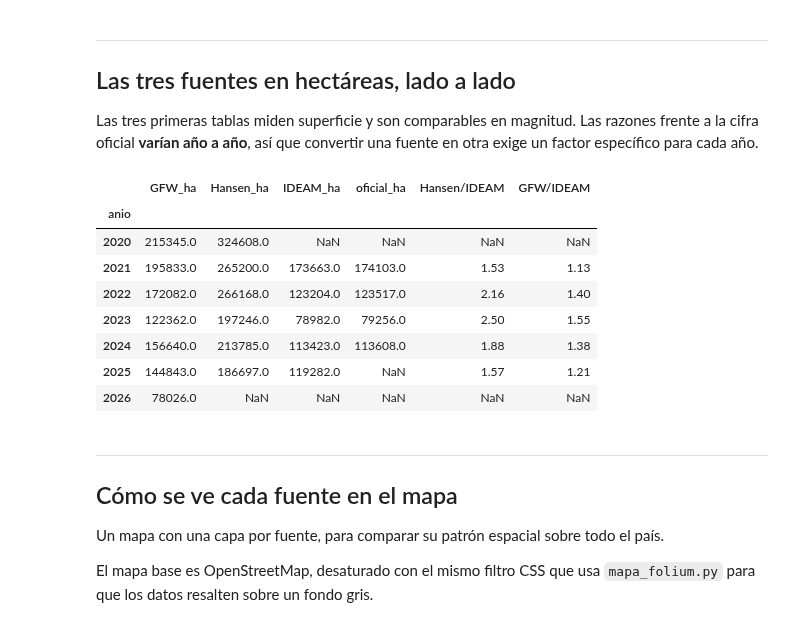
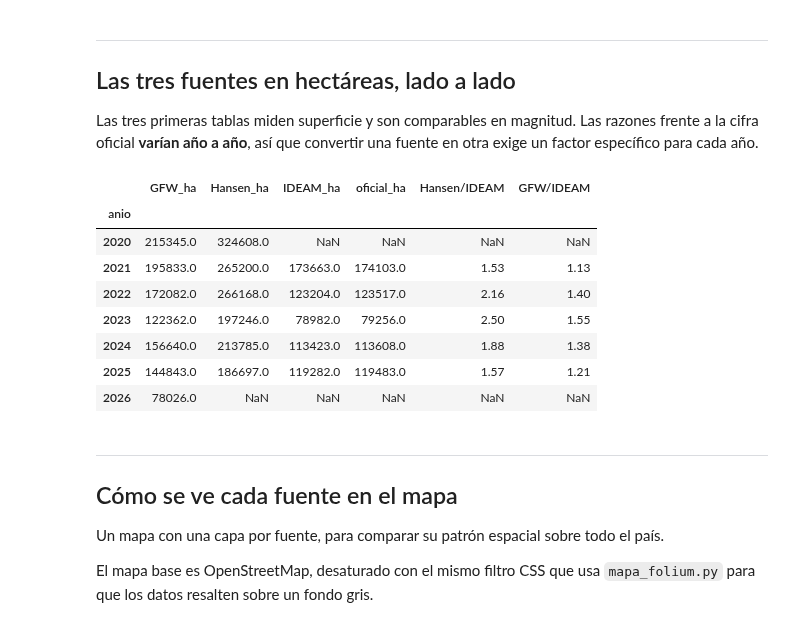
Before and after one commit to Bo-T19/trabajo_de_grado_ofr, a Jupyter notebook: catalogo_paneles.ipynb, the cells around one changed output. Cells and saved outputs as stored; diff of their text form; code cells hidden in the pictures.

```diff
--- a/catalogo_paneles.ipynb
+++ b/catalogo_paneles.ipynb
@@ -328,27 +329,28 @@ convertir una fuente en otra exige un factor específico para cada año.
 # %%
 anual = pd.DataFrame({
     "GFW_ha": gfw.groupby("anio").area_def_ha.sum(),
     "Hansen_ha": hansen.groupby("anio").perdida_ha.sum(),
     "IDEAM_ha": (ideam.assign(anio=ideam.periodo.str[-4:].astype(int))
                       .groupby("anio").def_ha.sum()),
 })
 anual["oficial_ha"] = pd.Series(
-    {2021: 174_103, 2022: 123_517, 2023: 79_256, 2024: 113_608})
+    {2021: 174_103, 2022: 123_517, 2023: 79_256,
+     2024: 113_608, 2025: 119_483})
 anual["Hansen/IDEAM"] = (anual.Hansen_ha / anual.IDEAM_ha).round(2)
 anual["GFW/IDEAM"] = (anual.GFW_ha / anual.IDEAM_ha).round(2)
 
 for c in ["GFW_ha", "Hansen_ha", "IDEAM_ha", "oficial_ha"]:
     anual[c] = anual[c].round(0)
 anual
 # %% [output]
 |  | GFW_ha | Hansen_ha | IDEAM_ha | oficial_ha | Hansen/IDEAM | GFW/IDEAM |
 | anio |  |  |  |  |  |  |
 | 2020 | 215345.0 | 324608.0 | NaN | NaN | NaN | NaN |
 | 2021 | 195833.0 | 265200.0 | 173663.0 | 174103.0 | 1.53 | 1.13 |
 | 2022 | 172082.0 | 266168.0 | 123204.0 | 123517.0 | 2.16 | 1.40 |
 | 2023 | 122362.0 | 197246.0 | 78982.0 | 79256.0 | 2.50 | 1.55 |
 | 2024 | 156640.0 | 213785.0 | 113423.0 | 113608.0 | 1.88 | 1.38 |
-| 2025 | 144843.0 | 186697.0 | 119282.0 | NaN | 1.57 | 1.21 |
+| 2025 | 144843.0 | 186697.0 | 119282.0 | 119483.0 | 1.57 | 1.21 |
 | 2026 | 78026.0 | NaN | NaN | NaN | NaN | NaN |
 # %% [markdown]
 ---
```
Also changed, not shown: parts of 1 cell of this notebook, 3 other files.
